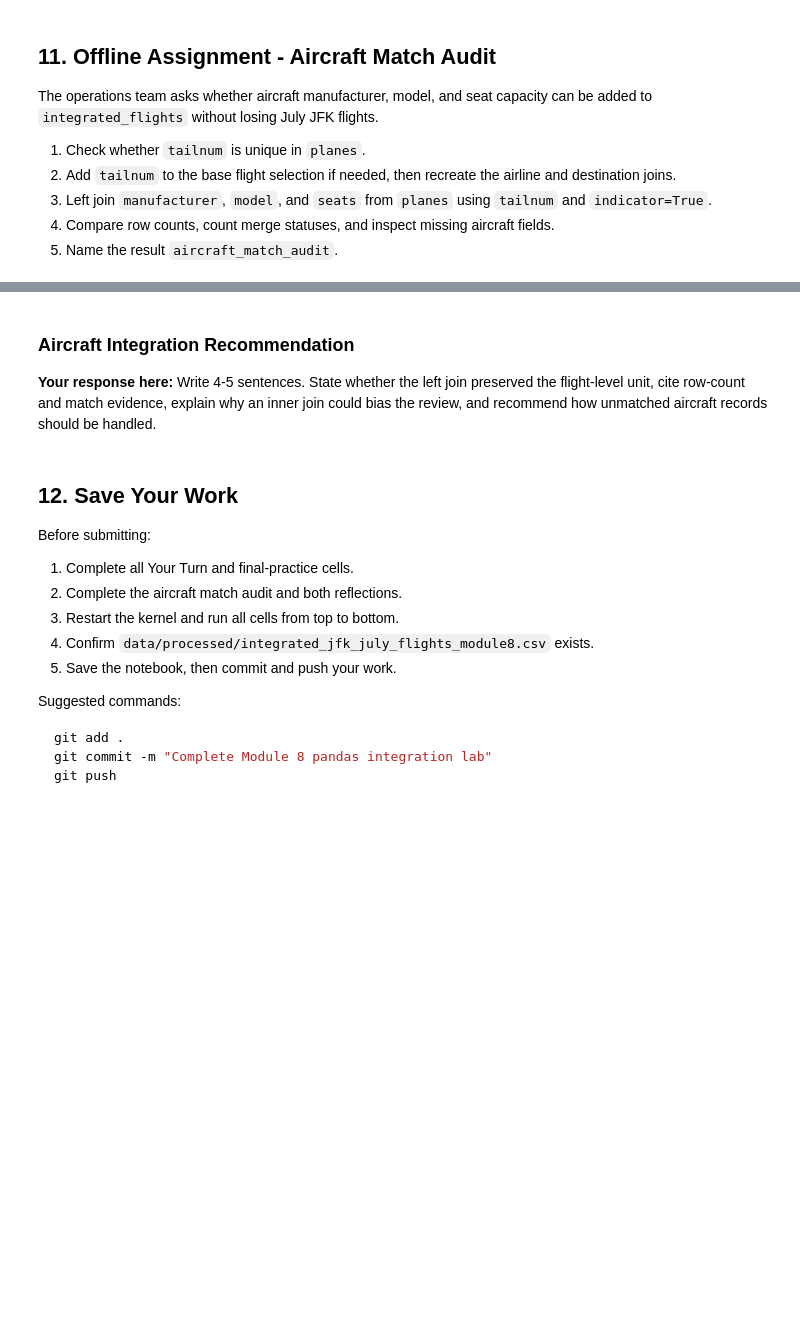
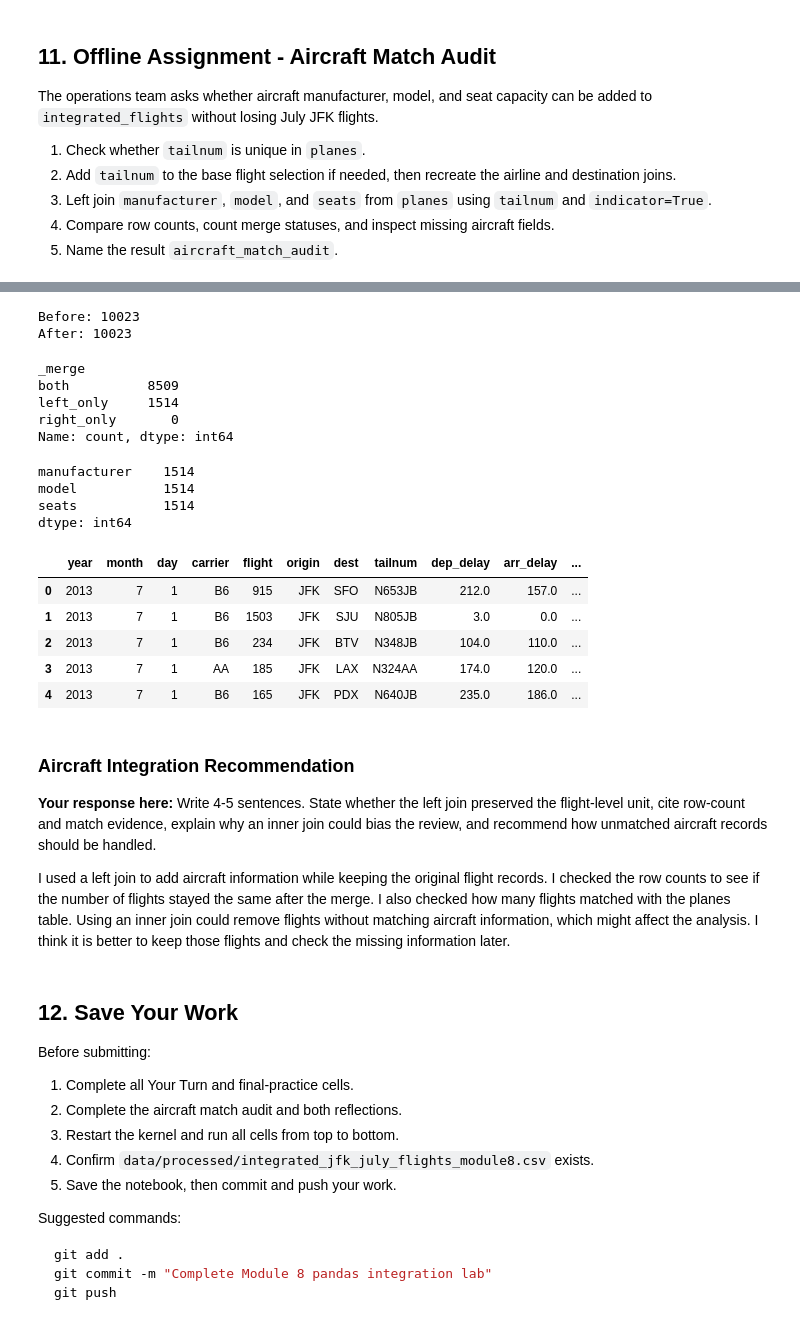
Before and after one commit to Jade-Jung/ban6003-week7-8-hyejung-jung, a Jupyter notebook: notebooks/module8_pandas_integration_guided_lab.ipynb, the cells around one changed output, grey strips where cells are left out. Drawn from its saved outputs; the diff is of its cells as text; code cells hidden in the pictures; blank space fills up the shorter version.

```diff
--- a/notebooks/module8_pandas_integration_guided_lab.ipynb
+++ b/notebooks/module8_pandas_integration_guided_lab.ipynb
@@ -753,7 +806,74 @@ The operations team asks whether aircraft manufacturer, model, and seat capacity
+# %%
+flight_base_aircraft = flights.query(
+    "origin == 'JFK' & month == 7"
+)[[
+    "year", "month", "day", "carrier", "flight",
+    "origin", "dest", "tailnum",
+    "dep_delay", "arr_delay", "distance", "air_time"
+]].copy()
+# %%
+flights_with_names_aircraft = pd.merge(
+    flight_base_aircraft,
+    airlines,
+    how="left",
+    on="carrier"
+)
+# %%
+flights_with_airports_aircraft = pd.merge(
+    flights_with_names_aircraft,
+    airports[["faa", "name"]],
+    how="left",
+    left_on="dest",
+    right_on="faa",
+    suffixes=("_airline", "_airport")
+)
+# %%
+aircraft_match_audit = pd.merge(
+    flights_with_airports_aircraft,
+    planes[["tailnum", "manufacturer", "model", "seats"]],
+    how="left",
+    on="tailnum",
+    indicator=True
+)
+# %%
+print("Before:", flight_base_aircraft.shape[0])
+print("After:", aircraft_match_audit.shape[0])
+# %% [output]
+Before: 10023
+After: 10023
+# %%
+print(aircraft_match_audit["_merge"].value_counts())
+# %% [output]
+_merge
+both          8509
+left_only     1514
+right_only       0
+Name: count, dtype: int64
+# %%
+print(
+    aircraft_match_audit[
+        ["manufacturer", "model", "seats"]
+    ].isna().sum()
+)
+
+aircraft_match_audit.head()
+# %% [output]
+manufacturer    1514
+model           1514
+seats           1514
+dtype: int64
+|  | year | month | day | carrier | flight | origin | dest | tailnum | dep_delay | arr_delay | ... |
+| 0 | 2013 | 7 | 1 | B6 | 915 | JFK | SFO | N653JB | 212.0 | 157.0 | ... |
+| 1 | 2013 | 7 | 1 | B6 | 1503 | JFK | SJU | N805JB | 3.0 | 0.0 | ... |
+| 2 | 2013 | 7 | 1 | B6 | 234 | JFK | BTV | N348JB | 104.0 | 110.0 | ... |
+| 3 | 2013 | 7 | 1 | AA | 185 | JFK | LAX | N324AA | 174.0 | 120.0 | ... |
+| 4 | 2013 | 7 | 1 | B6 | 165 | JFK | PDX | N640JB | 235.0 | 186.0 | ... |
 # %% [markdown]
 ### Aircraft Integration Recommendation
 
 **Your response here:** Write 4-5 sentences. State whether the left join preserved the flight-level unit, cite row-count and match evidence, explain why an inner join could bias the review, and recommend how unmatched aircraft records should be handled.
+
+I used a left join to add aircraft information while keeping the original flight records. I checked the row counts to see if the number of flights stayed the same after the merge. I also checked how many flights matched with the planes table. Using an inner join could remove flights without matching aircraft information, which might affect the analysis. I think it is better to keep those flights and check the missing information later.
 # %% [markdown]
 ## 12. Save Your Work
 
```
Also changed, not shown: parts of 7 cells of this notebook, 1 other file.
